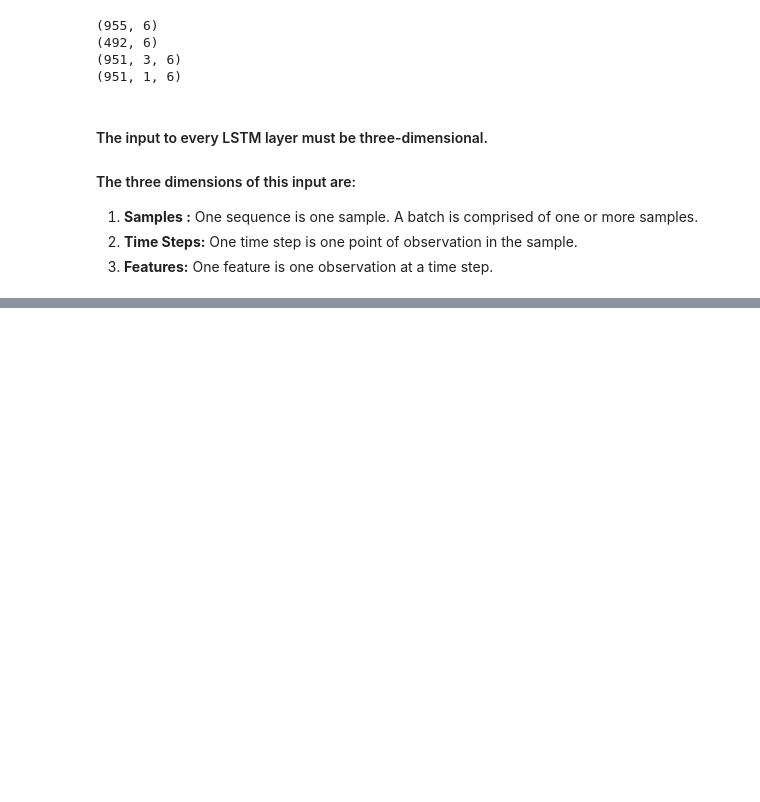
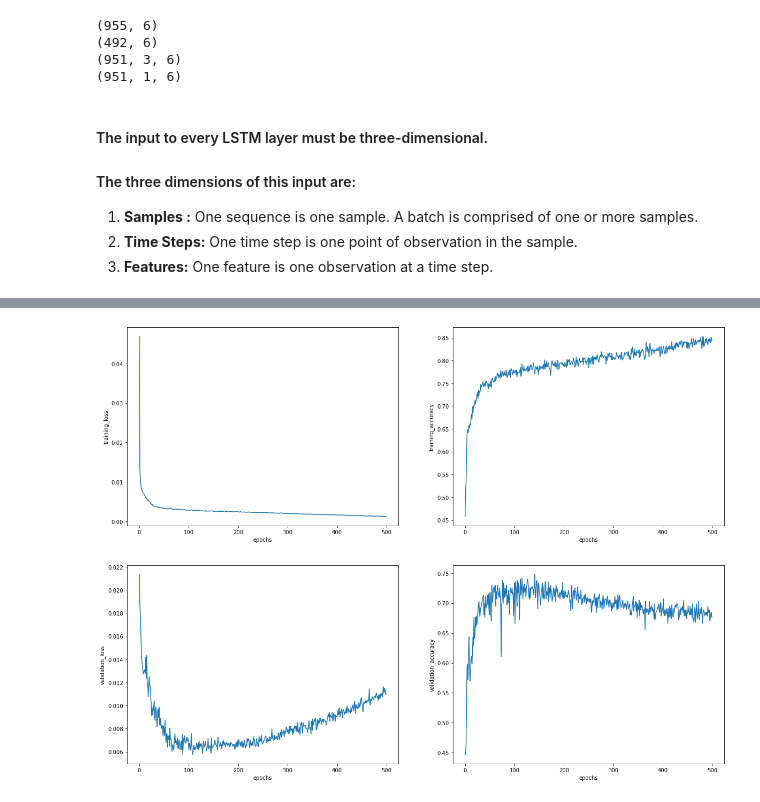
Before and after one commit to Chumsy0725/ICAS-2021, a Jupyter notebook: IMU/Model Training/Multivariate_LSTM_Model.ipynb, the cells around one changed output, grey strips where cells are left out. Saved outputs shown, nothing was run; the diff lists cells and outputs as text; code cells hidden in the pictures; blank space fills up the shorter version.

```diff
--- a/IMU/Model Training/Multivariate_LSTM_Model.ipynb
+++ b/IMU/Model Training/Multivariate_LSTM_Model.ipynb
@@ -125,7 +125,6 @@ print(test_x.shape)
 # check the min value of data set and it is appointed as zero.... max value is appointed as one
 scaler = MinMaxScaler(feature_range=(0, 1)) # define a scaler of range (0,1)
 train_x_scaled = scaler.fit_transform(train_x)
-
 test_x_scaled = scaler.fit_transform(test_x)
 
 print(train_x_scaled.shape)
@@ -134,8 +133,13 @@ print(test_x_scaled.shape)
 
 # split data set to multivariant samples using above defined function. lets take steps looks back as 3
 x_train, y_train = split_sequences(train_x_scaled, 3)
+x_test, y_test = split_sequences(test_x_scaled, 3)
 # y_train is 2D .. should be reshaped to 3D
 y_train = y_train.reshape(y_train.shape[0], 1, y_train.shape[1])
+y_test = y_test.reshape(y_test.shape[0], 1, y_test.shape[1])
+
+x_train_zero = np.zeros((x_train.shape[0],1,6))
+x_test_zero = np.zeros((x_test.shape[0],1,6))
 
 print(x_train.shape)
 print(y_train.shape)
@@ -187,0 +195,3 @@ Training...........................
+# %%
+# fit the model for calculate losses and accuracies
+history=model.fit([x_train,x_train_zero], y_train,validation_data=([x_test,x_test_zero],y_test), verbose = 1, epochs=500)
@@ -187,0 +216,37 @@ Training...........................
+# %%
+training_loss, training_accuracy, validation_loss, validation_accuracy = (history.history['loss'], history.history['accuracy'], history.history['val_loss'], history.history['val_accuracy'])
+fig, axes = plt.subplots(2,2, figsize = (20,15))
+
+axes[0][0].plot(training_loss)
+axes[0][0].set_xlabel("epochs")
+axes[0][0].set_ylabel("training_loss")
+
+fig.savefig('training_loss.png',transparent=True)
+
+#===============================================
+
+axes[0][1].plot(training_accuracy)
+axes[0][1].set_xlabel("epochs")
+axes[0][1].set_ylabel("training_accuracy")
+
+fig.savefig('training_accuracy.png',transparent=True)
+
+#===============================================
+
+axes[1][0].plot(validation_loss)
+axes[1][0].set_xlabel("epochs")
+axes[1][0].set_ylabel("validation_loss")
+
+fig.savefig('validation_loss.png',transparent=True)
+
+#===============================================
+
+axes[1][1].plot(validation_accuracy)
+axes[1][1].set_xlabel("epochs")
+axes[1][1].set_ylabel("validation_accuracy")
+
+fig.savefig('validation_accuracy.png',transparent=True)
+
+plt.show()
+# %% [output]
+[figure, added]
```
Also changed, not shown: parts of 3 cells of this notebook.
